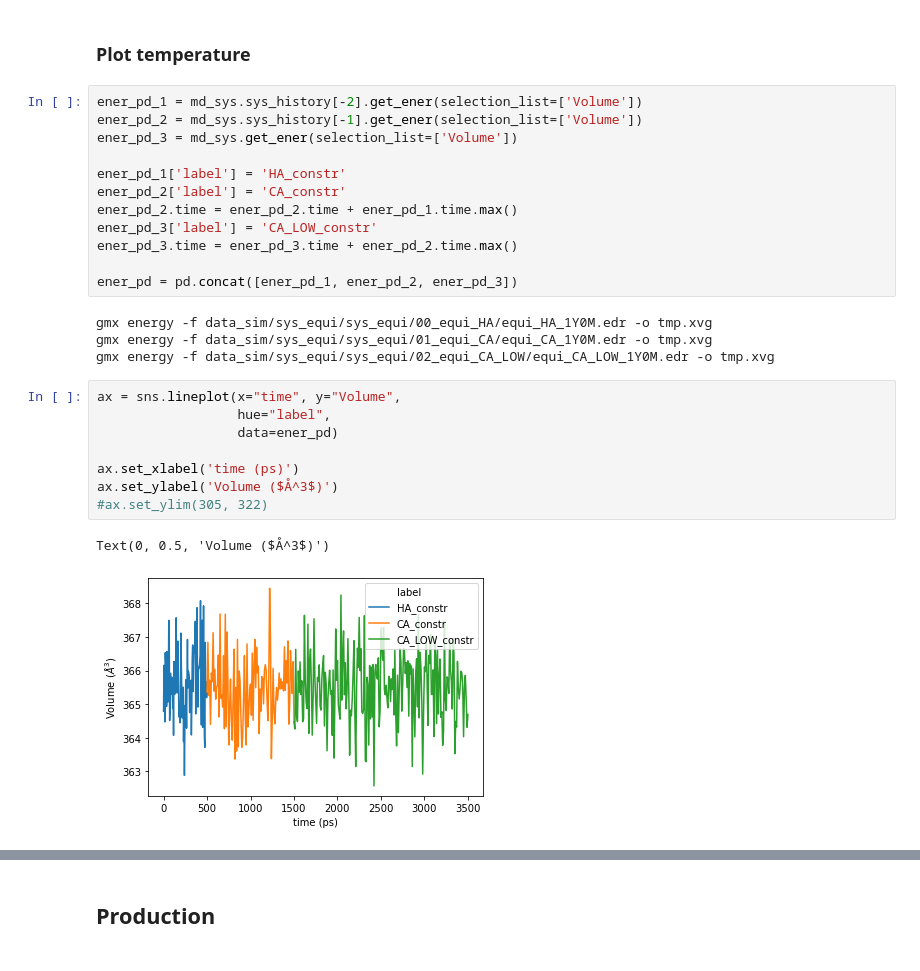
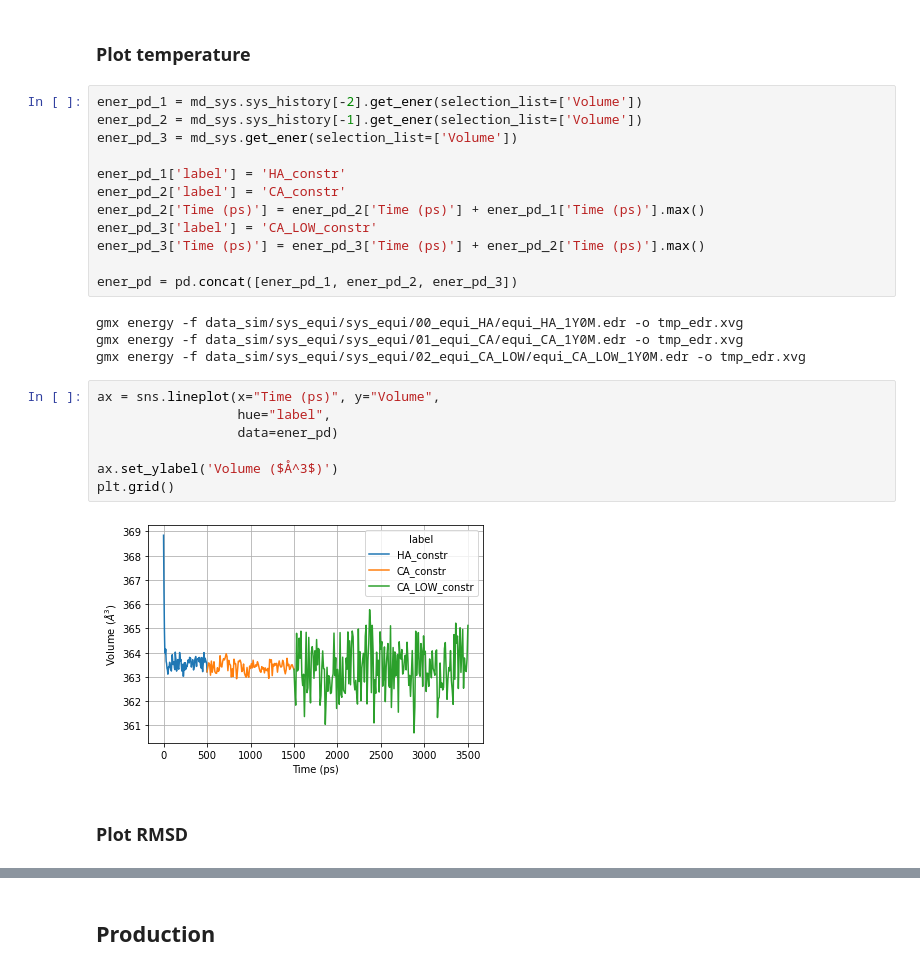
Before and after one commit to samuelmurail/gromacs_py, a Jupyter notebook: docs/notebook/00_basic_example.ipynb, the cells around one changed output, grey strips where cells are left out. Cells and saved outputs as stored; diff of their text form.

```diff
--- a/docs/notebook/00_basic_example.ipynb
+++ b/docs/notebook/00_basic_example.ipynb
@@ -261,23 +236,23 @@ ener_pd_3 = md_sys.get_ener(selection_list=['Volume'])
 
 ener_pd_1['label'] = 'HA_constr'
 ener_pd_2['label'] = 'CA_constr'
-ener_pd_2.time = ener_pd_2.time + ener_pd_1.time.max()
+ener_pd_2['Time (ps)'] = ener_pd_2['Time (ps)'] + ener_pd_1['Time (ps)'].max()
 ener_pd_3['label'] = 'CA_LOW_constr'
-ener_pd_3.time = ener_pd_3.time + ener_pd_2.time.max()
+ener_pd_3['Time (ps)'] = ener_pd_3['Time (ps)'] + ener_pd_2['Time (ps)'].max()
 
 ener_pd = pd.concat([ener_pd_1, ener_pd_2, ener_pd_3])
 # %% [output]
-gmx energy -f data_sim/sys_equi/sys_equi/00_equi_HA/equi_HA_1Y0M.edr -o tmp.xvg
-gmx energy -f data_sim/sys_equi/sys_equi/01_equi_CA/equi_CA_1Y0M.edr -o tmp.xvg
-gmx energy -f data_sim/sys_equi/sys_equi/02_equi_CA_LOW/equi_CA_LOW_1Y0M.edr -o tmp.xvg
+gmx energy -f data_sim/sys_equi/sys_equi/00_equi_HA/equi_HA_1Y0M.edr -o tmp_edr.xvg
+gmx energy -f data_sim/sys_equi/sys_equi/01_equi_CA/equi_CA_1Y0M.edr -o tmp_edr.xvg
+gmx energy -f data_sim/sys_equi/sys_equi/02_equi_CA_LOW/equi_CA_LOW_1Y0M.edr -o tmp_edr.xvg
 # %%
-ax = sns.lineplot(x="time", y="Volume",
+ax = sns.lineplot(x="Time (ps)", y="Volume",
                   hue="label",
                   data=ener_pd)
 
-ax.set_xlabel('time (ps)')
 ax.set_ylabel('Volume ($Å^3$)')
-#ax.set_ylim(305, 322)
+plt.grid()
 # %% [output]
-Text(0, 0.5, 'Volume ($Å^3$)')
-[figure, old version]
+[figure, new version]
+# %% [markdown]
+### Plot RMSD
```
Also changed, not shown: parts of 20 cells of this notebook, 3 other files.
